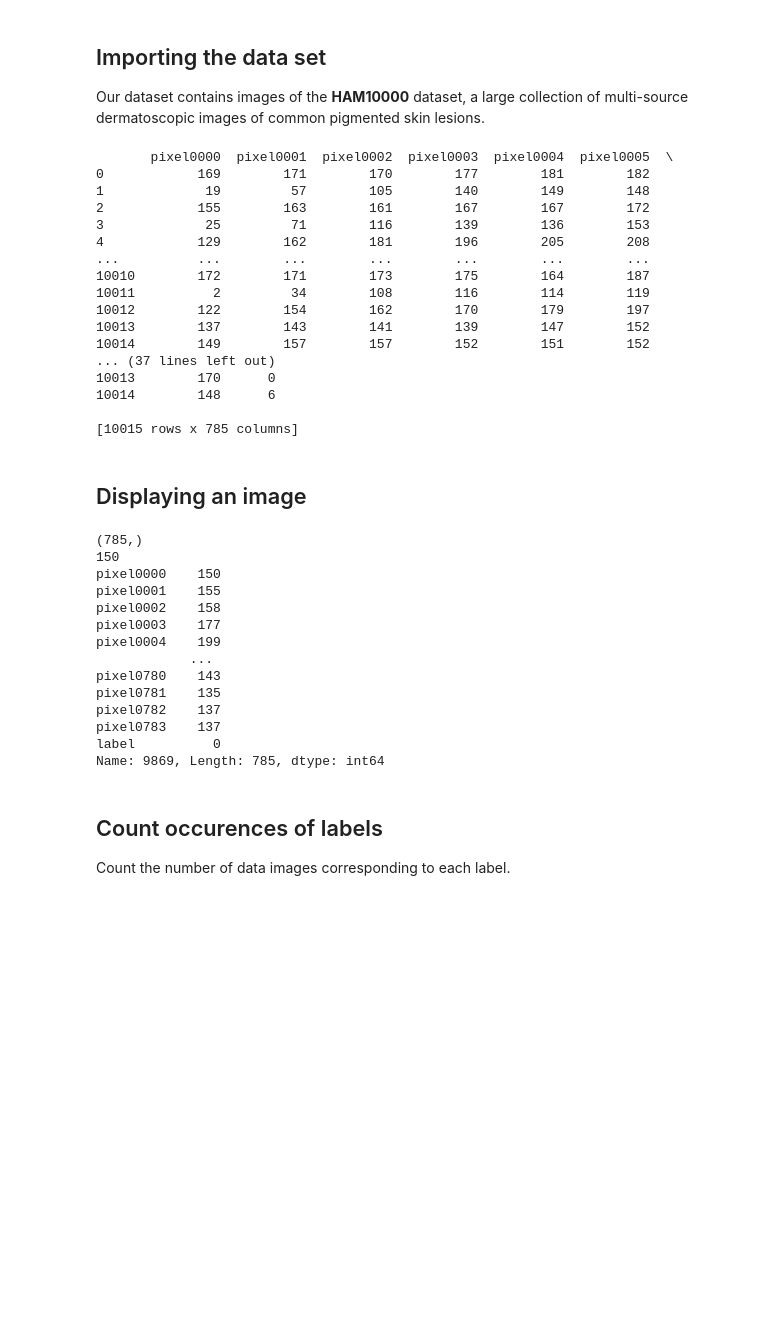
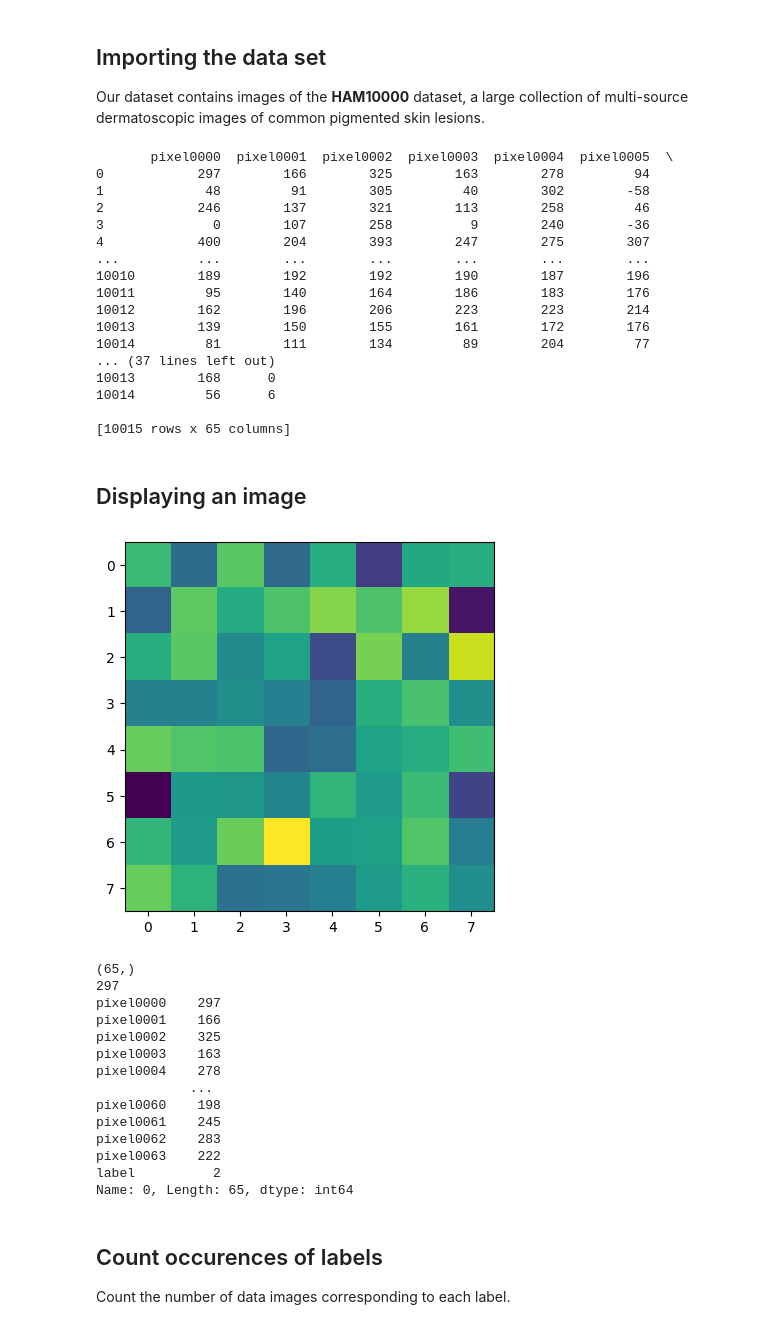
Before and after one commit to lusxvr/cogs118b_finalProject, a Jupyter notebook: kmeans.ipynb, the cells around one changed output. Cells and saved outputs as stored; diff of their text form; code cells hidden in the pictures; blank space fills up the shorter version.

```diff
--- a/kmeans.ipynb
+++ b/kmeans.ipynb
@@ -16,74 +16,73 @@ from sklearn.preprocessing import normalize
 Our dataset contains images of the **HAM10000** dataset, a large collection of multi-source dermatoscopic images of common pigmented skin lesions.
 # %%
 # IMPORTANT: Filepath depends on OS!
-filepath = r'data/hmnist_28_28_L.csv'
+filepath = r'data/hmnist_28_28_L_pcaRed.csv'
 df = pd.read_csv(filepath)
-if filepath == r'data/hmnist_28_28_L_pcaRed.csv':
-    df = df.iloc[:, 1:]
 print(df) # Shape (#images, h*w+1) (here: (10015, 785))
 # %% [output]
        pixel0000  pixel0001  pixel0002  pixel0003  pixel0004  pixel0005  \
-0            169        171        170        177        181        182
-1             19         57        105        140        149        148
-2            155        163        161        167        167        172
-3             25         71        116        139        136        153
-4            129        162        181        196        205        208
+0            297        166        325        163        278         94
+1             48         91        305         40        302        -58
+2            246        137        321        113        258         46
+3              0        107        258          9        240        -36
+4            400        204        393        247        275        307
 ...          ...        ...        ...        ...        ...        ...
-10010        172        171        173        175        164        187
-10011          2         34        108        116        114        119
-10012        122        154        162        170        179        197
-10013        137        143        141        139        147        152
-10014        149        157        157        152        151        152
+10010        189        192        192        190        187        196
+10011         95        140        164        186        183        176
+10012        162        196        206        223        223        214
+10013        139        150        155        161        172        176
+10014         81        111        134         89        204         77
 ... (37 lines left out)
-10013        170      0
-10014        148      6
+10013        168      0
+10014         56      6
 
-[10015 rows x 785 columns]
+[10015 rows x 65 columns]
 # %% [markdown]
 ## Displaying an image
 # %%
 def disp_img(data_vec, colorbar=False):
     # Handle the cases of whether the label for an image is provided or not
     if math.sqrt(np.size(data_vec)) != int(math.sqrt(np.size(data_vec))):
         img_label = data_vec[-1]
         img_vec = data_vec[0:-1]
     else:
         img_vec = data_vec
 
     size = np.size(img_vec)
     dimension = int(math.sqrt(size))
 
     img_mat = np.reshape(np.array(img_vec), (dimension, dimension))
 
     plt.imshow(img_mat)
     if colorbar:
         plt.colorbar()
     plt.show()
 
 
-img_number = 9869 # Index of a particular data image
+img_number = 0 # Index of a particular data image
 data_vec = df.loc[img_number]
 
-#disp_img(data_vec)
+disp_img(data_vec)
 
 print(data_vec.shape)
 print(data_vec[0])
 print(data_vec)
 # %% [output]
+[figure, added]
-(785,)
-150
-pixel0000    150
-pixel0001    155
-pixel0002    158
-pixel0003    177
-pixel0004    199
+(65,)
+297
+pixel0000    297
+pixel0001    166
+pixel0002    325
+pixel0003    163
+pixel0004    278
             ...
-pixel0780    143
-pixel0781    135
-pixel0782    137
-pixel0783    137
-label          0
-Name: 9869, Length: 785, dtype: int64
+pixel0060    198
+pixel0061    245
+pixel0062    283
+pixel0063    222
+label          2
+Name: 0, Length: 65, dtype: int64
 # %% [markdown]
 ## Count occurences of labels
 
```
Also changed, not shown: parts of 6 cells of this notebook, 4 other files.
